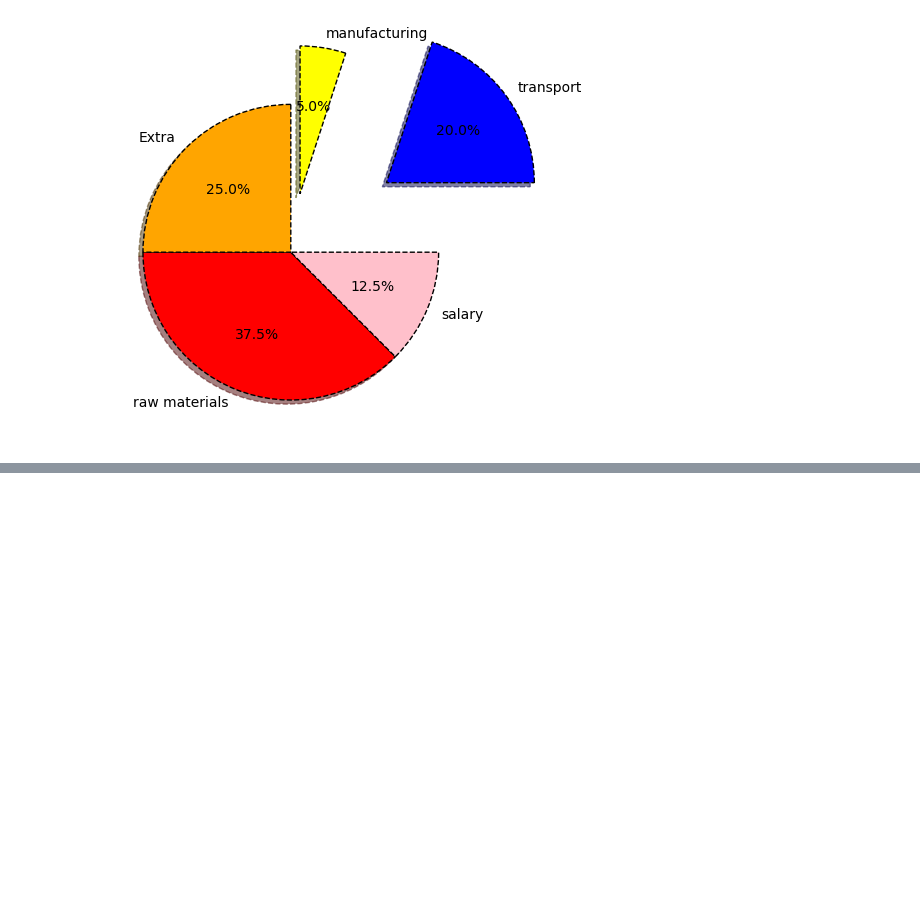
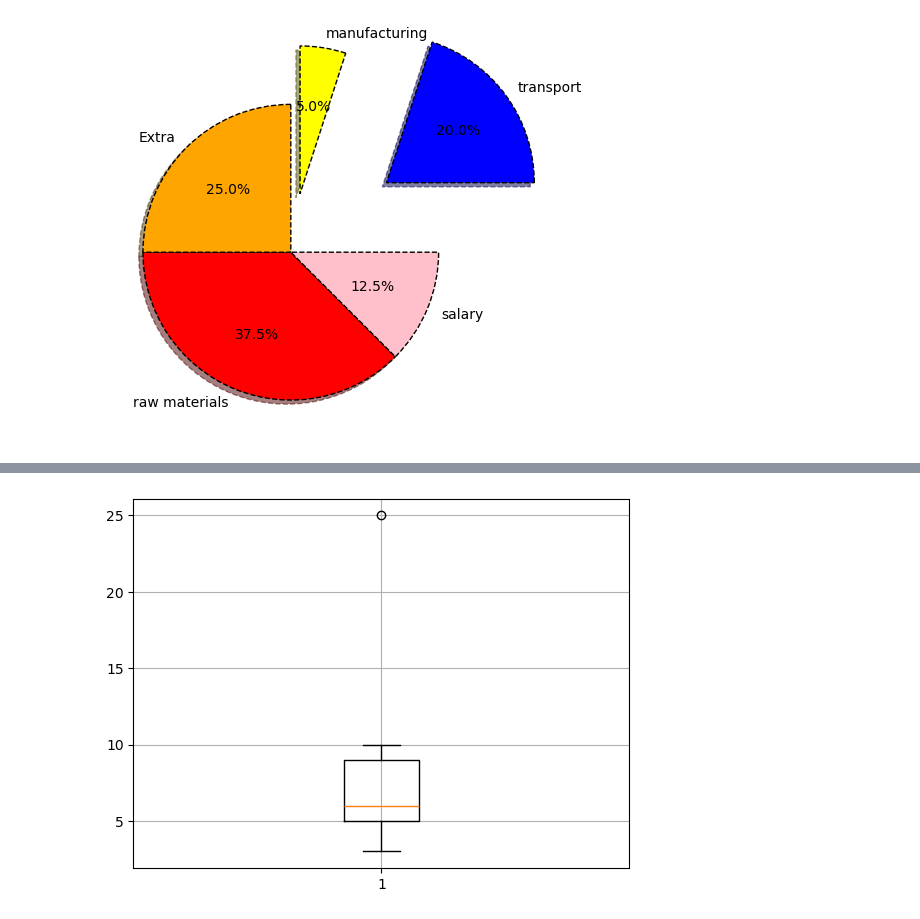
Before and after one commit to piyushhh-glitch/Machine_Learning, a Jupyter notebook: matplotlib/matplotlib.ipynb, the cells around one changed output, grey strips where cells are left out. Drawn from its saved outputs; the diff is of its cells as text; code cells hidden in the pictures; blank space fills up the shorter version.

```diff
--- a/matplotlib/matplotlib.ipynb
+++ b/matplotlib/matplotlib.ipynb
@@ -397,0 +452,6 @@ plt.pie(amount,labels=expenses,autopct="%1.1f%%",colors=colors,
+# %%
+data=[5,6,7,9,10,5,6,9,3,4,5,25]
+plt.boxplot(data)
+plt.grid(True)
+# %% [output]
+[figure, added]
```
Also changed, not shown: parts of 10 cells of this notebook.
